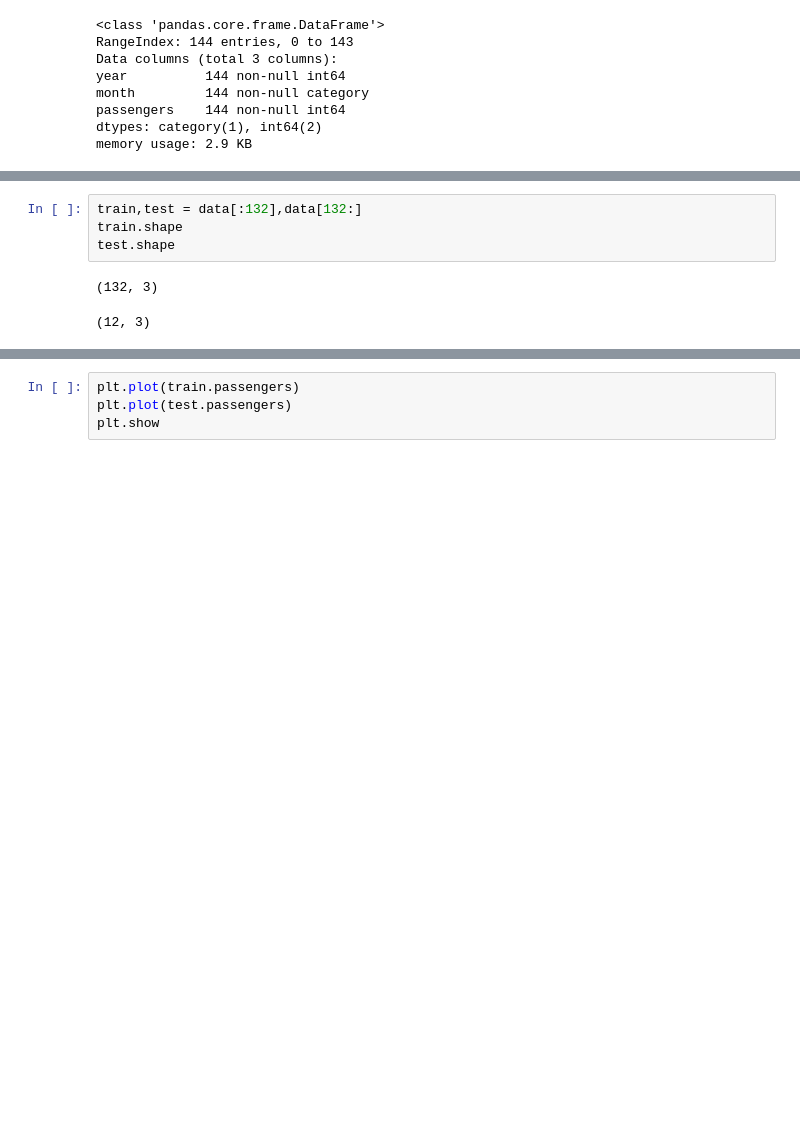
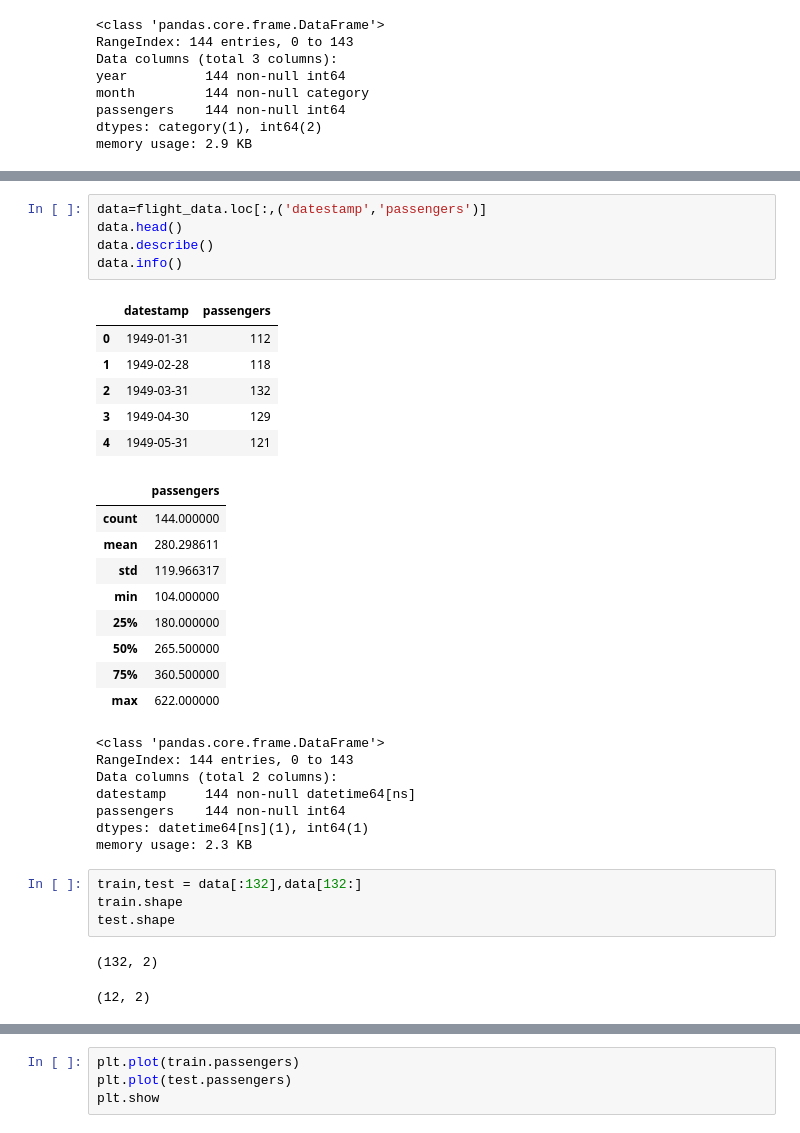
Before and after one commit to hpsuresh12345/Python-code, a Jupyter notebook: Timeseries_exponential_smoothing_24Aug2019.ipynb, the cells around one changed output, grey strips where cells are left out. Drawn from its saved outputs; the diff is of its cells as text; blank space fills up the shorter version.

```diff
--- a/Timeseries_exponential_smoothing_24Aug2019.ipynb
+++ b/Timeseries_exponential_smoothing_24Aug2019.ipynb
@@ -63,7 +71,35 @@ memory usage: 2.9 KB
+# %%
+data=flight_data.loc[:,('datestamp','passengers')]
+data.head()
+data.describe()
+data.info()
+# %% [output]
+|  | datestamp | passengers |
+| 0 | 1949-01-31 | 112 |
+| 1 | 1949-02-28 | 118 |
+| 2 | 1949-03-31 | 132 |
+| 3 | 1949-04-30 | 129 |
+| 4 | 1949-05-31 | 121 |
+|  | passengers |
+| count | 144.000000 |
+| mean | 280.298611 |
+| std | 119.966317 |
+| min | 104.000000 |
+| 25% | 180.000000 |
+| 50% | 265.500000 |
+| 75% | 360.500000 |
+| max | 622.000000 |
+<class 'pandas.core.frame.DataFrame'>
+RangeIndex: 144 entries, 0 to 143
+Data columns (total 2 columns):
+datestamp     144 non-null datetime64[ns]
+passengers    144 non-null int64
+dtypes: datetime64[ns](1), int64(1)
+memory usage: 2.3 KB
 # %%
 train,test = data[:132],data[132:]
 train.shape
 test.shape
 # %% [output]
-(132, 3)
+(132, 2)
-(12, 3)
+(12, 2)
```
Also changed, not shown: parts of 5 cells of this notebook.
